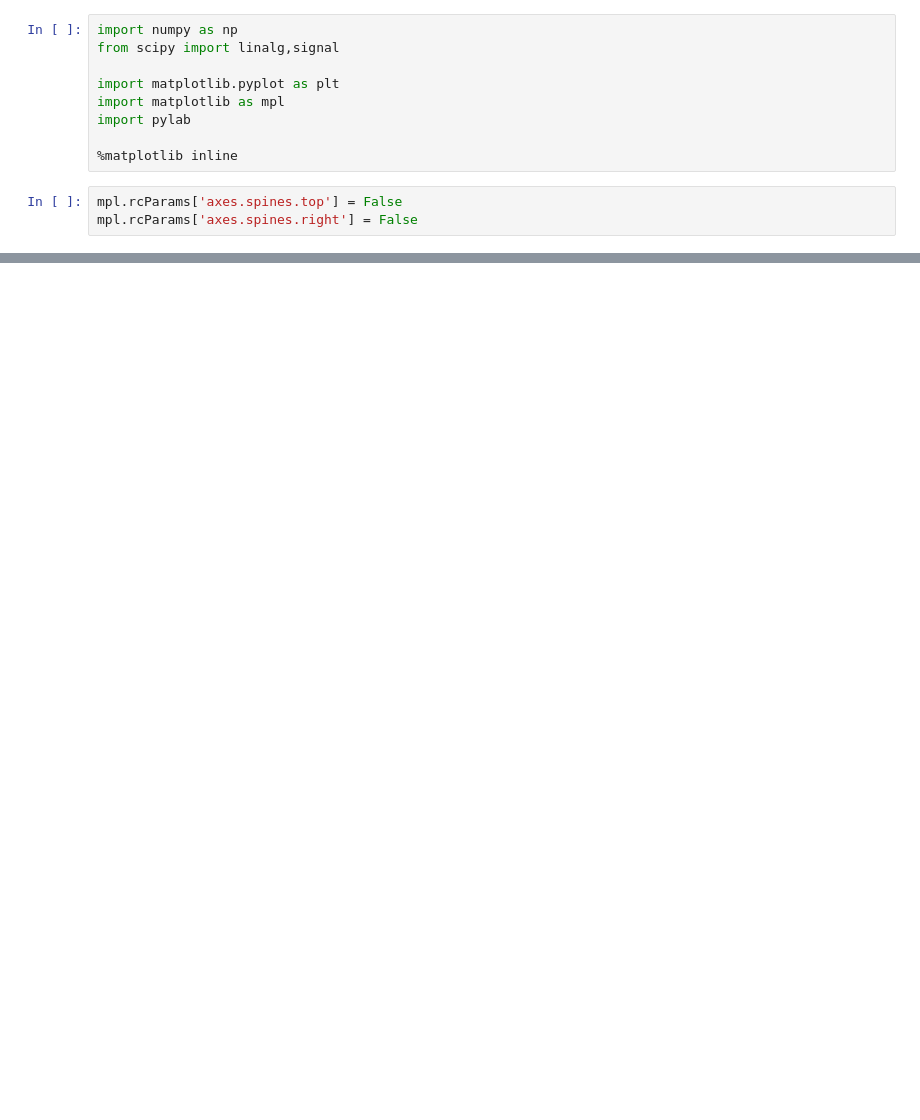
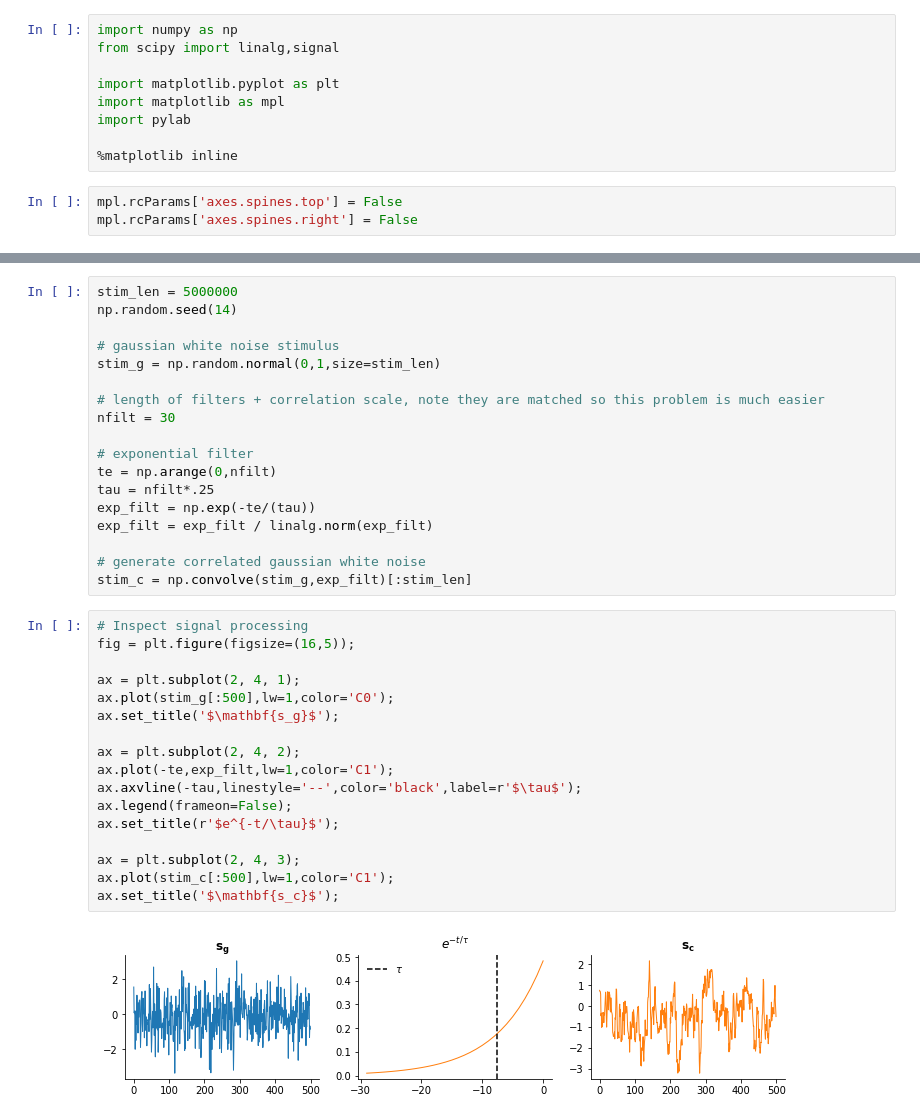
Before and after one commit to stephenholtz/neuro-examples, a Jupyter notebook: sta_stc_corr_noise_lnp_models.ipynb, the cells around one changed output, grey strips where cells are left out. Drawn from its saved outputs; the diff is of its cells as text; blank space fills up the shorter version.

```diff
--- a/sta_stc_corr_noise_lnp_models.ipynb
+++ b/sta_stc_corr_noise_lnp_models.ipynb
@@ -28,0 +37,37 @@ $\mathbf{s_c}$ : correlated gaussian white noise generated by convolving white n
+# %%
+stim_len = 5000000
+np.random.seed(14)
+
+# gaussian white noise stimulus
+stim_g = np.random.normal(0,1,size=stim_len)
+
+# length of filters + correlation scale, note they are matched so this problem is much easier
+nfilt = 30
+
+# exponential filter
+te = np.arange(0,nfilt)
+tau = nfilt*.25
+exp_filt = np.exp(-te/(tau))
+exp_filt = exp_filt / linalg.norm(exp_filt)
+
+# generate correlated gaussian white noise
+stim_c = np.convolve(stim_g,exp_filt)[:stim_len]
+# %%
+# Inspect signal processing
+fig = plt.figure(figsize=(16,5));
+
+ax = plt.subplot(2, 4, 1);
+ax.plot(stim_g[:500],lw=1,color='C0');
+ax.set_title('$\mathbf{s_g}$');
+
+ax = plt.subplot(2, 4, 2);
+ax.plot(-te,exp_filt,lw=1,color='C1');
+ax.axvline(-tau,linestyle='--',color='black',label=r'$\tau$');
+ax.legend(frameon=False);
+ax.set_title(r'$e^{-t/\tau}$');
+
+ax = plt.subplot(2, 4, 3);
+ax.plot(stim_c[:500],lw=1,color='C1');
+ax.set_title('$\mathbf{s_c}$');
+# %% [output]
+[figure, added]
```
Also changed, not shown: parts of 19 cells of this notebook.
